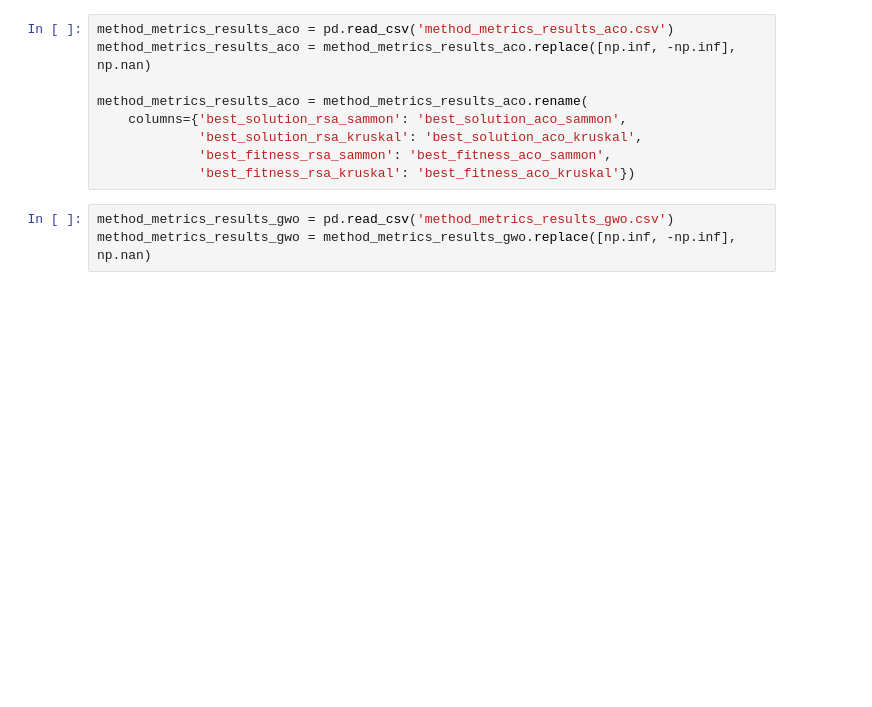
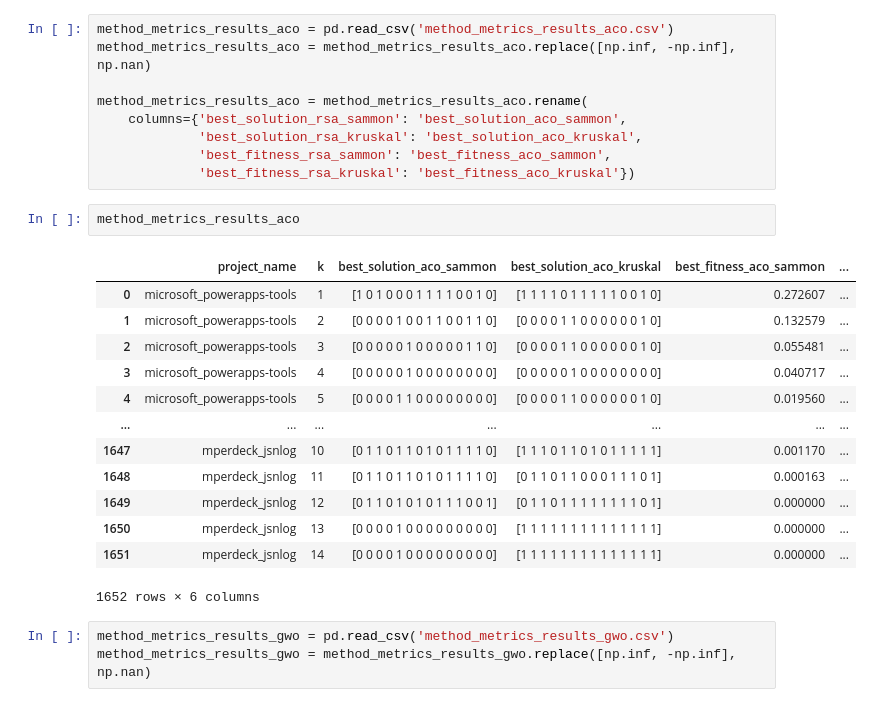
Before and after one commit to proboval/AS-EM-2024-Team5, a Jupyter notebook: HypothesisTests/hypothesis_tests.ipynb, the cells around one changed output. Cells and saved outputs as stored; diff of their text form; blank space fills up the shorter version.

```diff
--- a/HypothesisTests/hypothesis_tests.ipynb
+++ b/HypothesisTests/hypothesis_tests.ipynb
@@ -111,6 +111,22 @@ method_metrics_results_aco = method_metrics_results_aco.rename(
              'best_solution_rsa_kruskal': 'best_solution_aco_kruskal',
              'best_fitness_rsa_sammon': 'best_fitness_aco_sammon',
              'best_fitness_rsa_kruskal': 'best_fitness_aco_kruskal'})
+# %%
+method_metrics_results_aco
+# %% [output]
+|  | project_name | k | best_solution_aco_sammon | best_solution_aco_kruskal | best_fitness_aco_sammon | ... |
+| 0 | microsoft_powerapps-tools | 1 | [1 0 1 0 0 0 1 1 1 1 0 0 1 0] | [1 1 1 1 0 1 1 1 1 1 0 0 1 0] | 0.272607 | ... |
+| 1 | microsoft_powerapps-tools | 2 | [0 0 0 0 1 0 0 1 1 0 0 1 1 0] | [0 0 0 0 1 1 0 0 0 0 0 0 1 0] | 0.132579 | ... |
+| 2 | microsoft_powerapps-tools | 3 | [0 0 0 0 0 1 0 0 0 0 0 1 1 0] | [0 0 0 0 1 1 0 0 0 0 0 0 1 0] | 0.055481 | ... |
+| 3 | microsoft_powerapps-tools | 4 | [0 0 0 0 0 1 0 0 0 0 0 0 0 0] | [0 0 0 0 0 1 0 0 0 0 0 0 0 0] | 0.040717 | ... |
+| 4 | microsoft_powerapps-tools | 5 | [0 0 0 0 1 1 0 0 0 0 0 0 0 0] | [0 0 0 0 1 1 0 0 0 0 0 0 1 0] | 0.019560 | ... |
+| ... | ... | ... | ... | ... | ... | ... |
+| 1647 | mperdeck_jsnlog | 10 | [0 1 1 0 1 1 0 1 0 1 1 1 1 0] | [1 1 1 0 1 1 0 1 0 1 1 1 1 1] | 0.001170 | ... |
+| 1648 | mperdeck_jsnlog | 11 | [0 1 1 0 1 1 0 1 0 1 1 1 1 0] | [0 1 1 0 1 1 0 0 0 1 1 1 0 1] | 0.000163 | ... |
+| 1649 | mperdeck_jsnlog | 12 | [0 1 1 0 1 0 1 0 1 1 1 0 0 1] | [0 1 1 0 1 1 1 1 1 1 1 1 0 1] | 0.000000 | ... |
+| 1650 | mperdeck_jsnlog | 13 | [0 0 0 0 1 0 0 0 0 0 0 0 0 0] | [1 1 1 1 1 1 1 1 1 1 1 1 1 1] | 0.000000 | ... |
+| 1651 | mperdeck_jsnlog | 14 | [0 0 0 0 1 0 0 0 0 0 0 0 0 0] | [1 1 1 1 1 1 1 1 1 1 1 1 1 1] | 0.000000 | ... |
+1652 rows × 6 columns
 # %%
 method_metrics_results_gwo = pd.read_csv('method_metrics_results_gwo.csv')
 method_metrics_results_gwo = method_metrics_results_gwo.replace([np.inf, -np.inf], np.nan)
```
Also changed, not shown: parts of 16 cells of this notebook, 3 other files.
